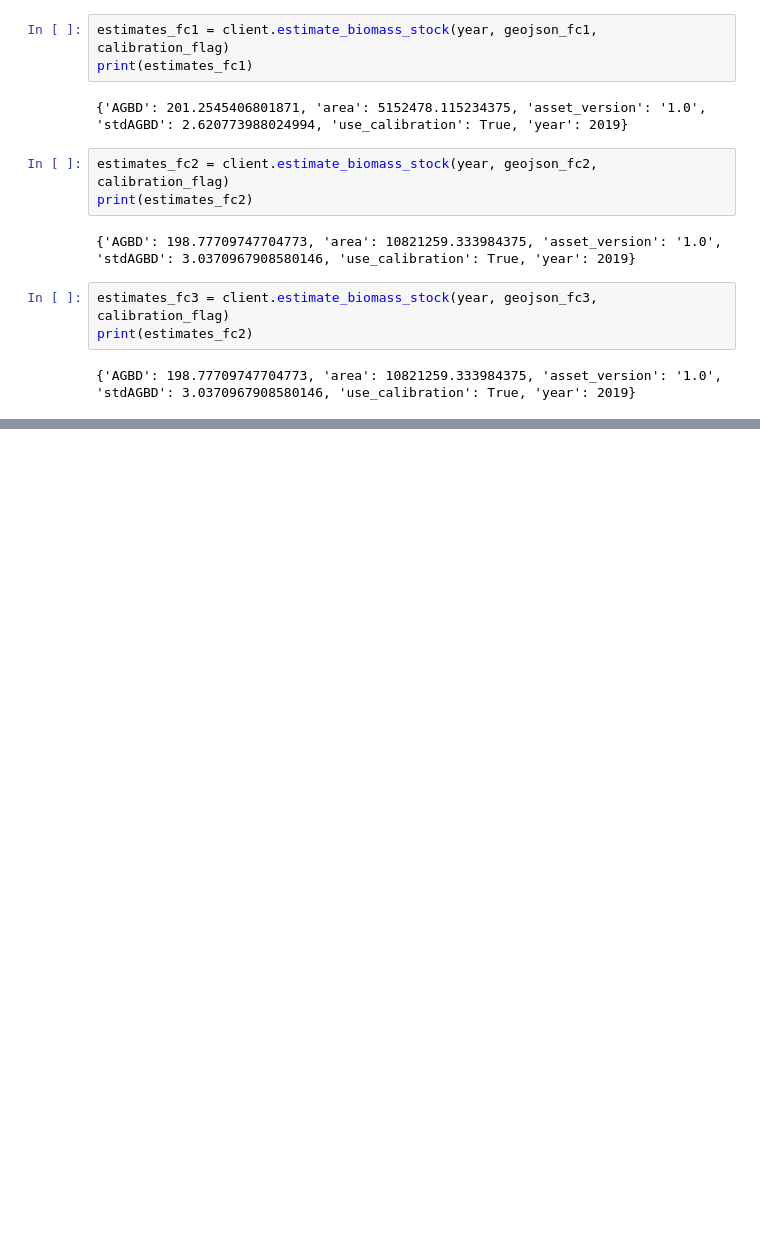
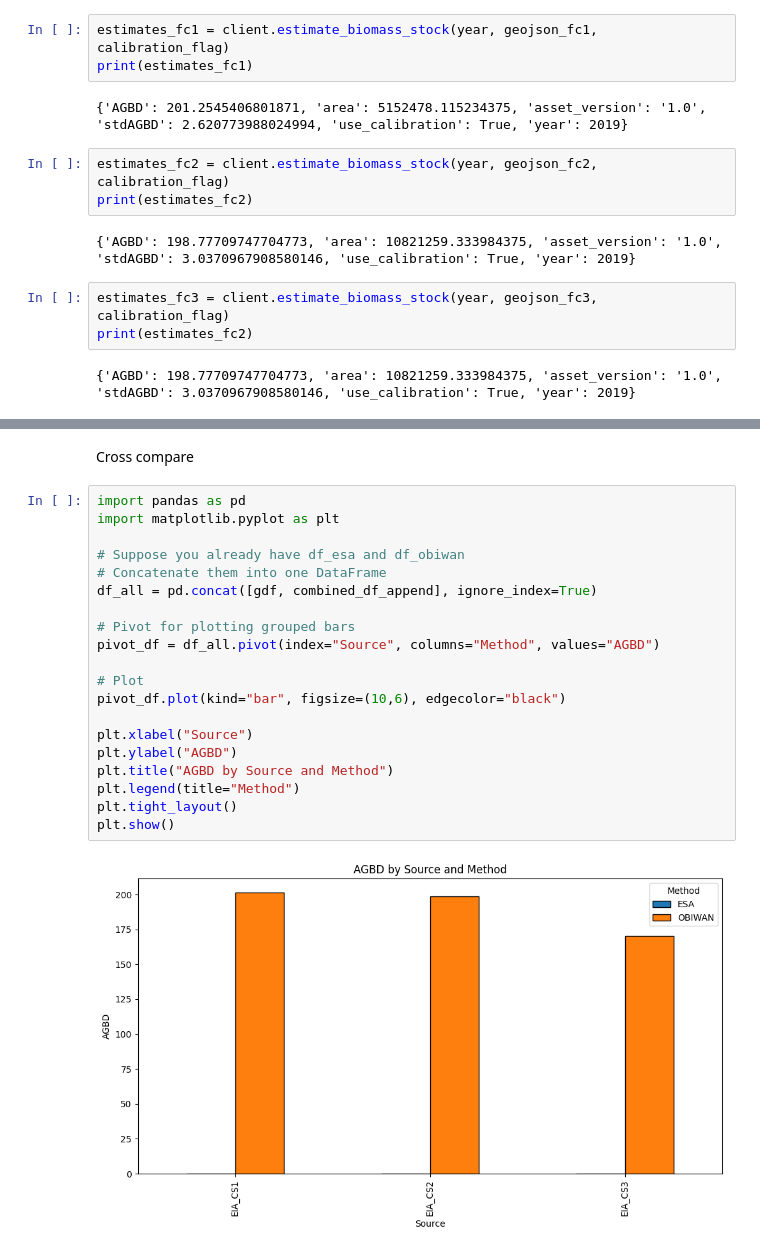
Before and after one commit to MayerT1/RX_fires, a Jupyter notebook: OBIWAN_Rx_Fire_Dev.ipynb, the cells around one changed output, grey strips where cells are left out. Saved outputs shown, nothing was run; the diff lists cells and outputs as text; blank space fills up the shorter version.

```diff
--- a/OBIWAN_Rx_Fire_Dev.ipynb
+++ b/OBIWAN_Rx_Fire_Dev.ipynb
@@ -323,0 +318,24 @@ plt.show()
+# %% [markdown]
+Cross compare
+# %%
+import pandas as pd
+import matplotlib.pyplot as plt
+
+# Suppose you already have df_esa and df_obiwan
+# Concatenate them into one DataFrame
+df_all = pd.concat([gdf, combined_df_append], ignore_index=True)
+
+# Pivot for plotting grouped bars
+pivot_df = df_all.pivot(index="Source", columns="Method", values="AGBD")
+
+# Plot
+pivot_df.plot(kind="bar", figsize=(10,6), edgecolor="black")
+
+plt.xlabel("Source")
+plt.ylabel("AGBD")
+plt.title("AGBD by Source and Method")
+plt.legend(title="Method")
+plt.tight_layout()
+plt.show()
+# %% [output]
+[figure, added]
```
Also changed, not shown: parts of 13 cells of this notebook.
